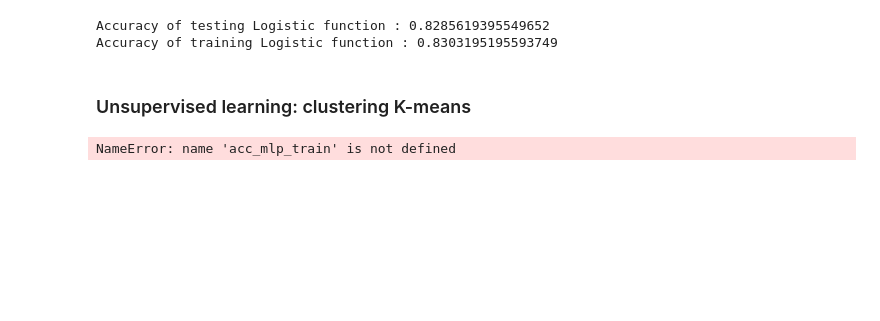
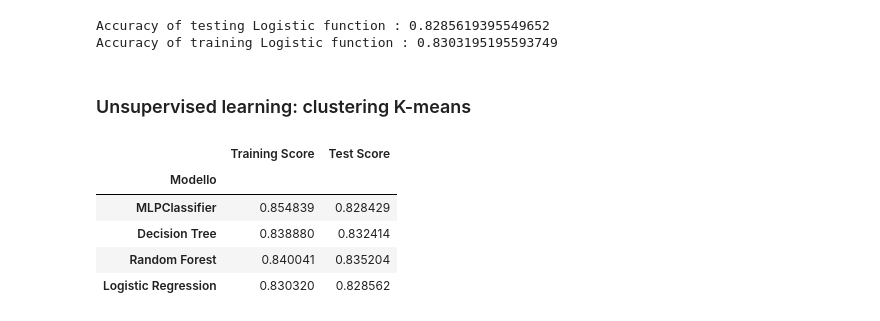
Before and after one commit to RobyBobby24/DataAnalyticsProject, a Jupyter notebook: test(1.0).ipynb, the cells around one changed output. Cells and saved outputs as stored; diff of their text form; code cells hidden in the pictures; blank space fills up the shorter version.

```diff
--- a/test(1.0).ipynb
+++ b/test(1.0).ipynb
@@ -835,5 +835,5 @@ print("Accuracy of training Logistic function :", acc_log_train)
 # %% [output]
 Accuracy of testing Logistic function : 0.8285619395549652
 Accuracy of training Logistic function : 0.8303195195593749
-# %% [markdown]
-### Unsupervised learning: clustering K-means
+# %% [markdown]
+### Unsupervised learning: clustering K-means
@@ -875,18 +878,23 @@ for i,cluster in enumerate(np.unique(y_labels)):
 # %%
 frame_accuracy = { "Modello": ["MLPClassifier", "Decision Tree", \
                                "Random Forest", "Logistic Regression"], \
                    "Training Score": [acc_mlp_train, acc_tree_train, acc_forest_train,\
                                       acc_log_train], \
                    "Test Score": [acc_mlp_test, acc_tree_test, acc_forest_test, \
                                   acc_log_test] }
 
 # Creazione del DataFrame con indice gerarchico
 df = pd.DataFrame(frame_accuracy)
 
 df.set_index(["Modello"], inplace=True)
 
-df.columns = pd.MultiIndex.from_product([["Score"], df.columns])
+#df.columns = pd.MultiIndex.from_product([["Score"], df.columns])
 
 df
 # %% [output]
-NameError: name 'acc_mlp_train' is not defined
+|  | Training Score | Test Score |
+| Modello |  |  |
+| MLPClassifier | 0.854839 | 0.828429 |
+| Decision Tree | 0.838880 | 0.832414 |
+| Random Forest | 0.840041 | 0.835204 |
+| Logistic Regression | 0.830320 | 0.828562 |
```
Also changed, not shown: parts of 21 cells of this notebook.
